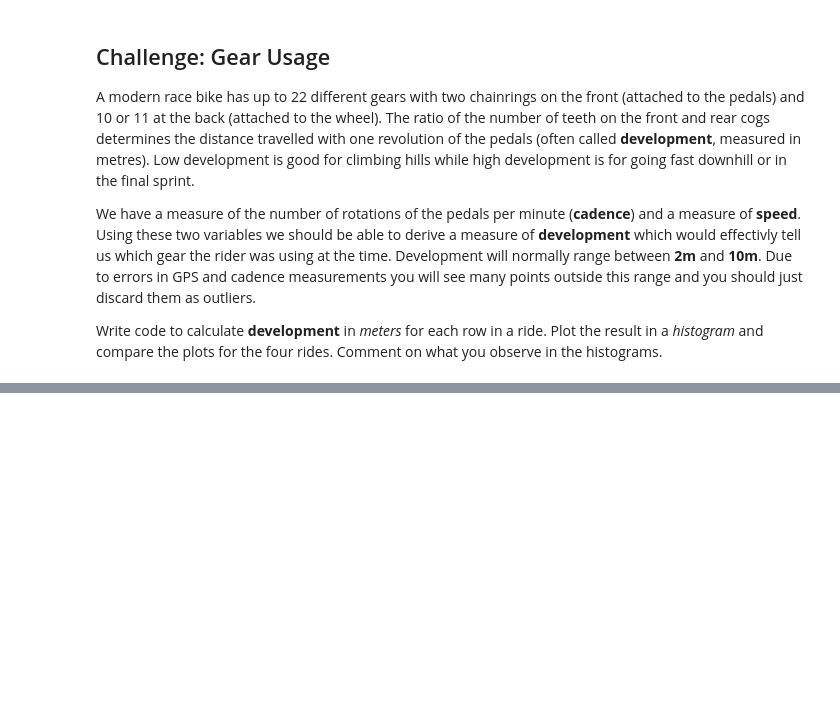
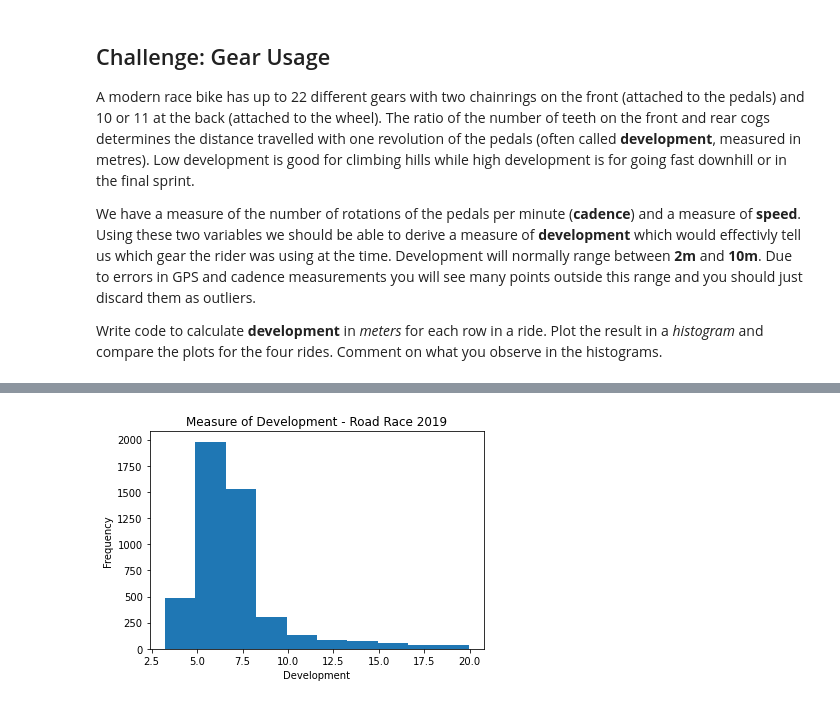
Before and after one commit to MQCOMP2200-S2-2021/data-science-portfolio-liamstrang, a Jupyter notebook: Portfolio 1.ipynb, the cells around one changed output, grey strips where cells are left out. Saved outputs shown, nothing was run; the diff lists cells and outputs as text; code cells hidden in the pictures; blank space fills up the shorter version.

```diff
--- a/Portfolio 1.ipynb
+++ b/Portfolio 1.ipynb
@@ -167,0 +193,14 @@ development.hist()
+# %%
+meters_second = rr_2019.speed / 3.6
+cadence_second = rr_2019.cadence / 60
+development =  meters_second / cadence_second
+
+development.replace([np.inf, -np.inf], np.nan, inplace=True)
+development = development[development<20]
+
+ax = development.plot(kind='hist',title='Measure of Development - Road Race 2019')
+ax.set(xlabel="Development", ylabel="Frequency")
+
+plt.show()
+# %% [output]
+[figure, added]
```
Also changed, not shown: parts of 12 cells of this notebook.
